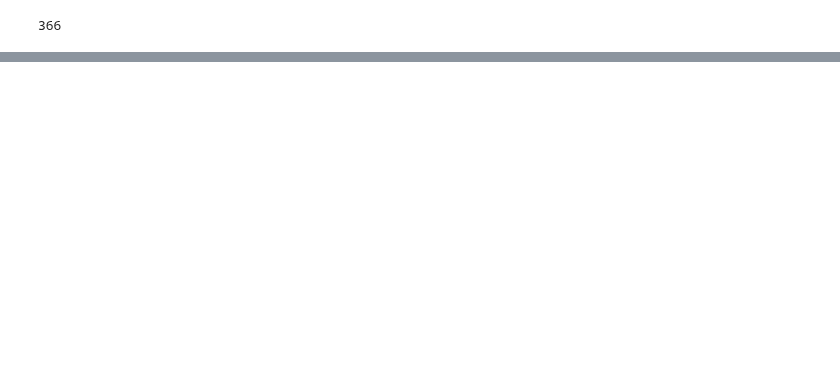
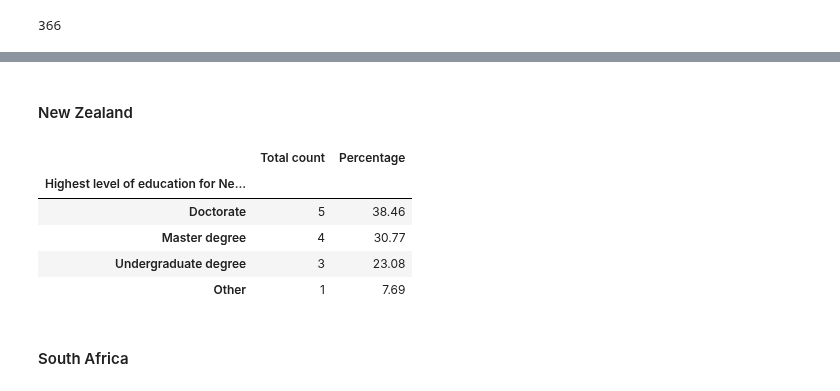
Before and after one commit to softwaresaved/international-survey, a Jupyter notebook: analysis/2018_draft.ipynb, the cells around one changed output, grey strips where cells are left out. Drawn from its saved outputs; the diff is of its cells as text; code cells hidden in the pictures; blank space fills up the shorter version.

```diff
--- a/analysis/2018_draft.ipynb
+++ b/analysis/2018_draft.ipynb
@@ -84,0 +387,32 @@ plt.show()
+# %% [markdown]
+#### New Zealand
+# %%
+# Set up variables
+country = 'New Zealand'
+question_code = 'edu1qnzl'
+full_q = '{}._.What is the highest level of education you have attained?'.format(question_code)
+index_name = 'Highest level of education for {}'.format(country)
+
+# Get the count for edu1
+df_edu = df[full_q].value_counts().to_frame()
+
+# Add the percentage to the newly created df
+df_edu['Percentage'] = (df_edu[full_q] / df_edu[full_q].sum()*100).round(2)
+
+# Rename columns
+df_edu.columns = ['Total count', 'Percentage']
+
+# Change name of index
+df_edu.index.name = index_name
+# Display the df
+
+df_edu
+# %% [output]
+|  | Total count | Percentage |
+| Highest level of education for Ne... |  |  |
+| Doctorate | 5 | 38.46 |
+| Master degree | 4 | 30.77 |
+| Undergraduate degree | 3 | 23.08 |
+| Other | 1 | 7.69 |
+# %% [markdown]
+#### South Africa
```
Also changed, not shown: parts of 44 cells of this notebook, 5 other files.
